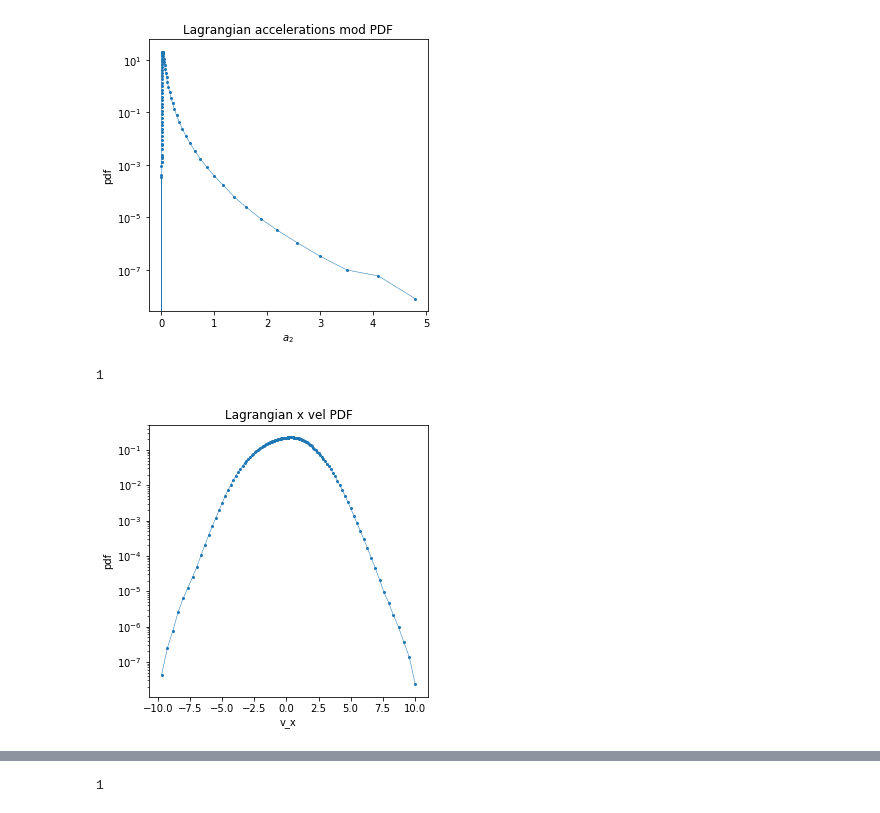
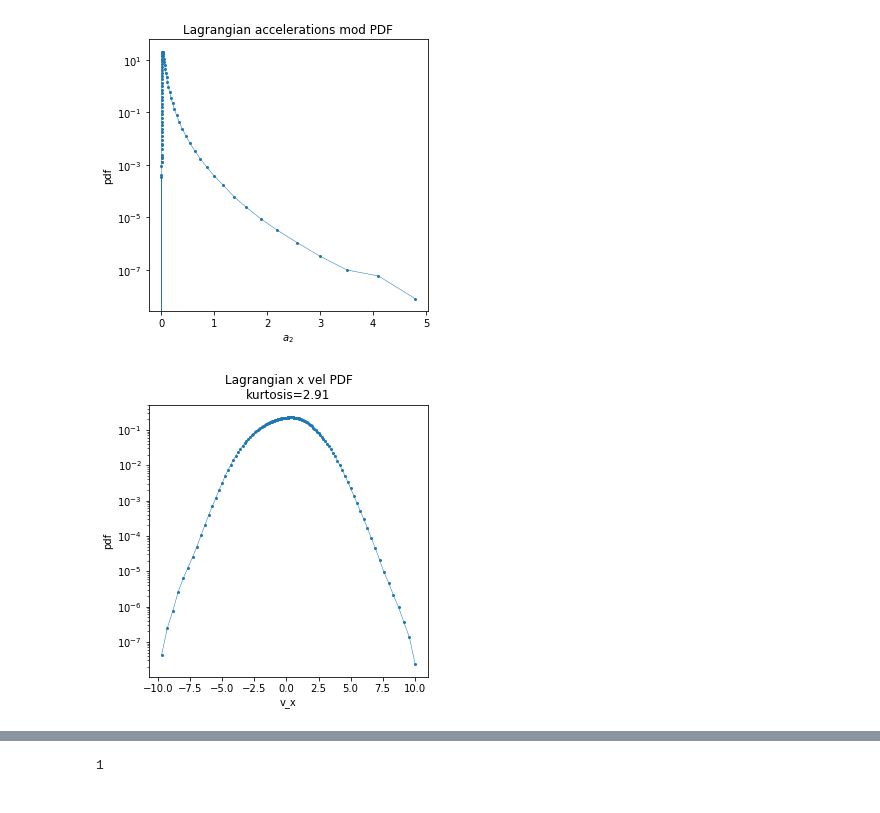
Before and after one commit to scarpma/lagrangian, a Jupyter notebook: pdf_plot.ipynb, the cells around one changed output, grey strips where cells are left out. Cells and saved outputs as stored; diff of their text form; code cells hidden in the pictures.

```diff
--- a/pdf_plot.ipynb
+++ b/pdf_plot.ipynb
@@ -108,18 +107,17 @@ plt.savefig('plots/pdf_a2',fmt='png',dpi=100)
 # %%
 plt.figure(figsize=(5,5))
 #bins=create_log_bins(db[:,:,0].min(),db[:,:,0].max(),200,1e-1)
 #hist, bin_edges = np.histogram(db[:,:,0].flatten(), bins=bins, density=True)
 #print(save_pdf(bin_edges, hist, 'data/pdf_vx'))
 hist, bin_edges = load_pdf('data/pdf_vx')
 plt.plot(bin_edges, hist, lw=0.5, marker='.',ms=4)
 plt.yscale('log')
-plt.title('Lagrangian x vel PDF')
+plt.title(f'Lagrangian x vel PDF\nkurtosis={kurtosis(bin_edges, hist):.2f}')
 plt.ylabel('pdf')
 plt.xlabel('v_x')
 plt.savefig('plots/pdf_vx',fmt='png',dpi=100)
 # %% [output]
-1
-[figure, old version]
+[figure, new version]
 # %%
 plt.figure(figsize=(5,5))
 #bins=create_log_bins(db[:,:,1].min(),db[:,:,1].max(),200,1e-1)
```
Also changed, not shown: parts of 5 cells of this notebook, 21 other files.
